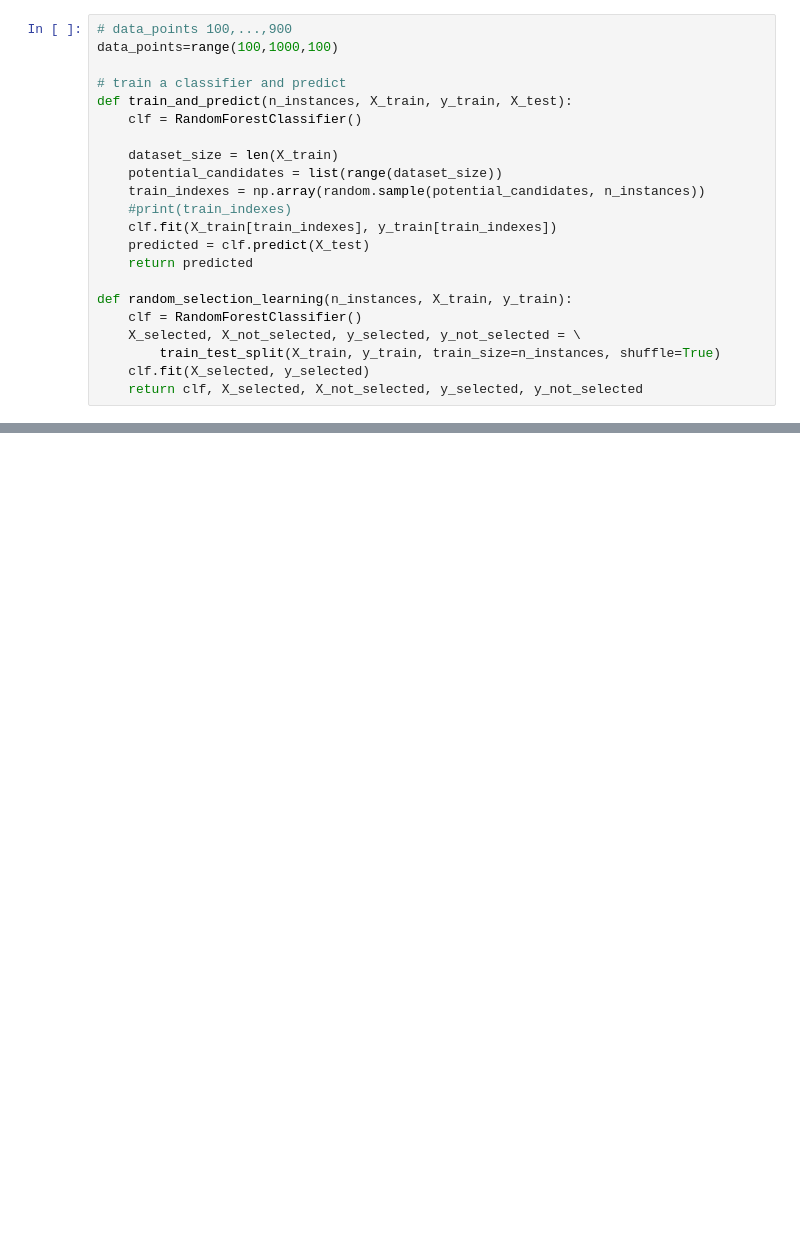
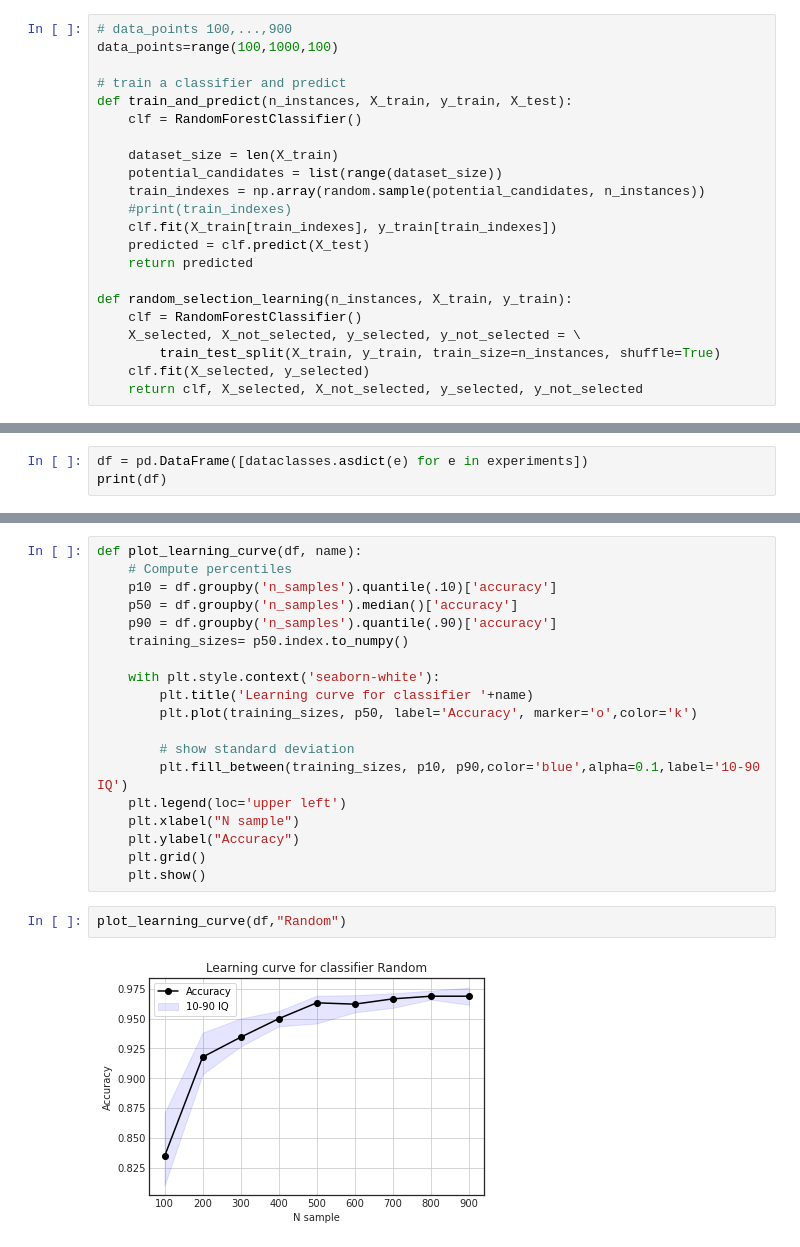
Before and after one commit to hafizbudi/active-learning, a Jupyter notebook: Digits_RS.ipynb, the cells around one changed output, grey strips where cells are left out. Cells and saved outputs as stored; diff of their text form; blank space fills up the shorter version.

```diff
--- a/Digits_RS.ipynb
+++ b/Digits_RS.ipynb
@@ -509,0 +161,3 @@ print(accuracy_result)
+# %%
+df = pd.DataFrame([dataclasses.asdict(e) for e in experiments])
+print(df)
@@ -509,0 +179,23 @@ print(accuracy_result)
+# %%
+def plot_learning_curve(df, name):
+    # Compute percentiles
+    p10 = df.groupby('n_samples').quantile(.10)['accuracy']
+    p50 = df.groupby('n_samples').median()['accuracy']
+    p90 = df.groupby('n_samples').quantile(.90)['accuracy']
+    training_sizes= p50.index.to_numpy()
+
+    with plt.style.context('seaborn-white'):
+        plt.title('Learning curve for classifier '+name)
+        plt.plot(training_sizes, p50, label='Accuracy', marker='o',color='k')
+
+        # show standard deviation
+        plt.fill_between(training_sizes, p10, p90,color='blue',alpha=0.1,label='10-90 IQ')
+    plt.legend(loc='upper left')
+    plt.xlabel("N sample")
+    plt.ylabel("Accuracy")
+    plt.grid()
+    plt.show()
+# %%
+plot_learning_curve(df,"Random")
+# %% [output]
+[figure, added]
```
Also changed, not shown: parts of 18 cells of this notebook.
